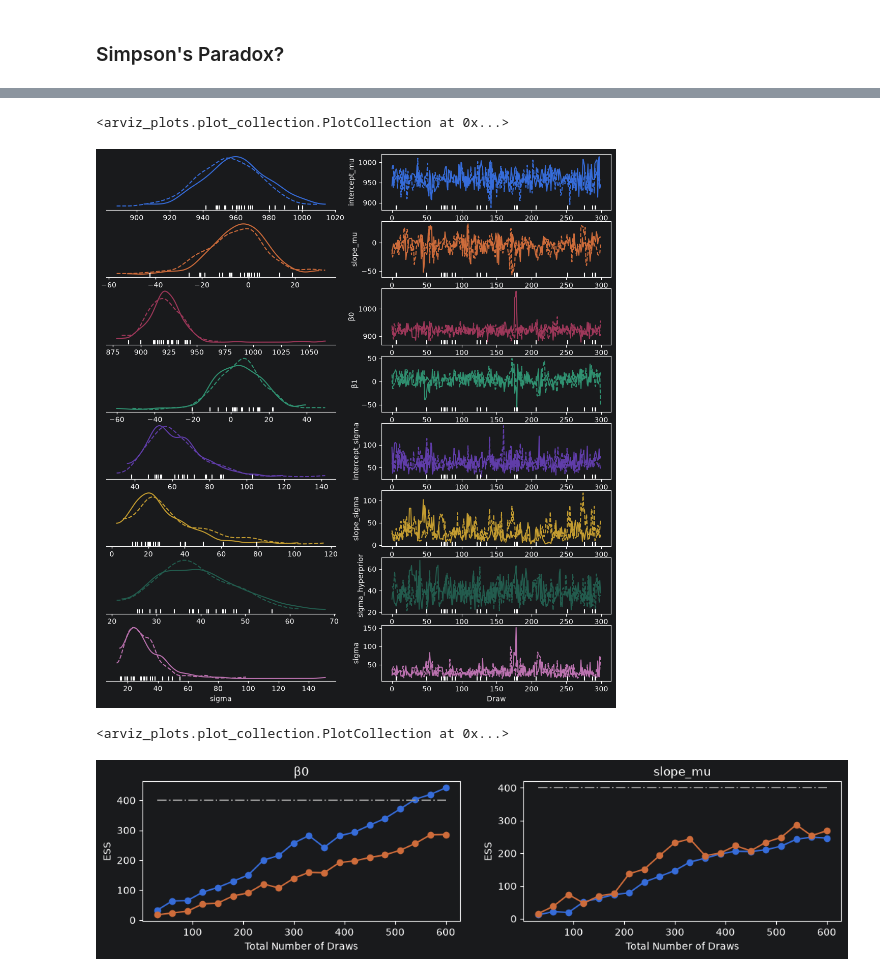
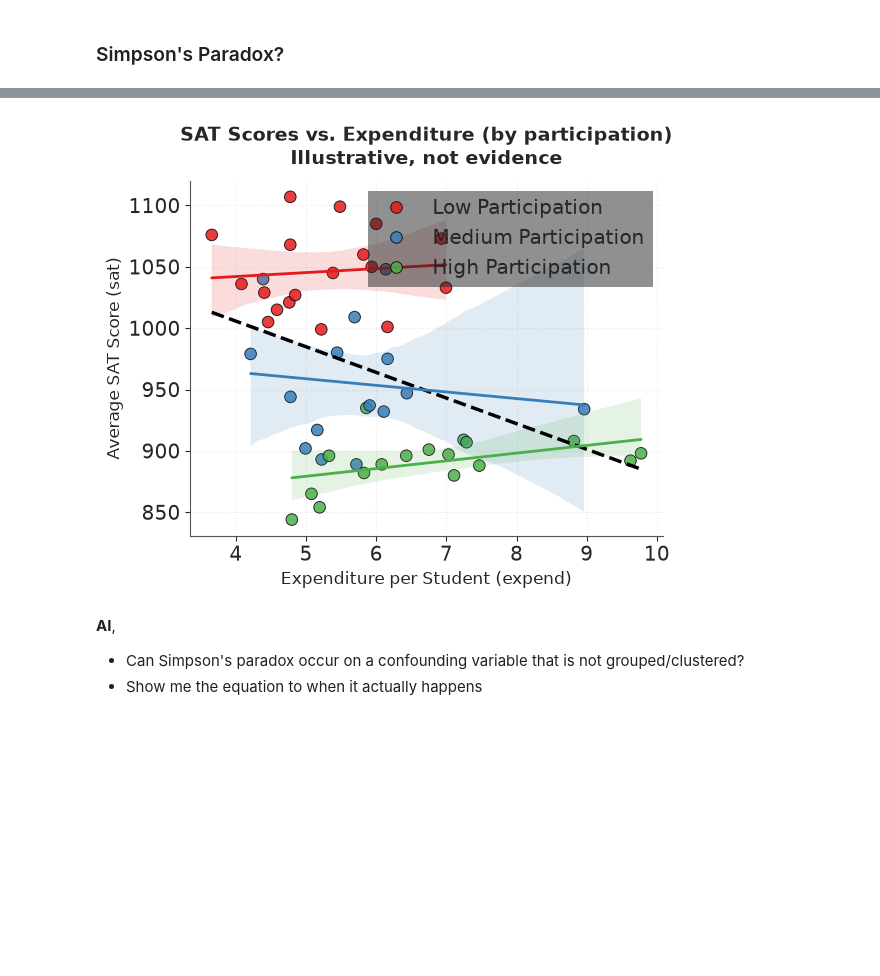
Before and after one commit to NotUniqueUser/applied-stats-project, a Jupyter notebook: pymc.ipynb, the cells around one changed output, grey strips where cells are left out. Drawn from its saved outputs; the diff is of its cells as text; code cells hidden in the pictures; blank space fills up the shorter version.

```diff
--- a/pymc.ipynb
+++ b/pymc.ipynb
@@ -1248,7 +143,0 @@ Posterior coefficient covariance:
-# %%
-df["region_idx"] = df["region"].astype("category").cat.codes
-region_names = df["region"].astype("category").cat.categories.tolist()
-n_regions = len(region_names)
-
-print(f"{n_regions} regions: {region_names}")
-df.groupby("region").size()
@@ -1494,10 +144,62 @@ The effective sample size per chain is smaller than 100 for some parameters.  A
-# %%
-az.plot_trace_dist(idata_h, var_names=["~μ"], coords={"region": "Pacific"})
-# %% [output]
-<arviz_plots.plot_collection.PlotCollection at 0x...>
-[figure, removed]
-# %%
-az.plot_ess_evolution(idata_h, var_names=["β0", "slope_mu"], coords={"region": "Pacific"})
-# %% [output]
-<arviz_plots.plot_collection.PlotCollection at 0x...>
-[figure, removed]
+# %%
+tiers = ["Low Participation", "Medium Participation", "High Participation"]
+
+df["frac_tier"] = pd.qcut(df["frac"], q=3, labels=tiers)
+
+# 1. Scatter points
+sns.scatterplot(
+    data=df,
+    x="expend",
+    y="sat",
+    hue="frac_tier",
+    palette="Set1",
+    s=70,
+    edgecolor="black",
+    alpha=0.85,
+)
+
+# 2. Overall Naive Trend (No CI clutter)
+sns.regplot(
+    data=df,
+    x="expend",
+    y="sat",
+    scatter=False,
+    ci=None,
+    line_kws={
+        "linestyle": "--",
+        "color": "black",
+        "linewidth": 2.5,
+        "label": "Pooled Trend (Naive)",
+    },
+)
+
+# 3. Stratified Trends
+colors = sns.color_palette("Set1", 3)
+
+for tier, color in zip(tiers, colors):
+    sns.regplot(
+        data=df[df["frac_tier"] == tier],
+        x="expend",
+        y="sat",
+        scatter=False,
+        line_kws={"color": color, "linewidth": 2, "label": f"{tier} Trend"},
+    )
+
+plt.title(
+    "SAT Scores vs. Expenditure (by participation)\nIllustrative, not evidence",
+    fontsize=14,
+    pad=12,
+)
+plt.xlabel("Expenditure per Student (expend)", fontsize=12)
+plt.ylabel("Average SAT Score (sat)", fontsize=12)
+plt.legend(frameon=True, facecolor="#222222", edgecolor="none")
+plt.grid(True, linestyle=":", alpha=0.4)
+plt.tight_layout()
+plt.show()
+# %% [output]
+[figure, added]
+# %% [markdown]
+**AI**,
+
+* Can Simpson's paradox occur on a confounding variable that is not grouped/clustered?
+* Show me the equation to when it actually happens
```
Also changed, not shown: parts of 144 cells of this notebook, 5 other files.
